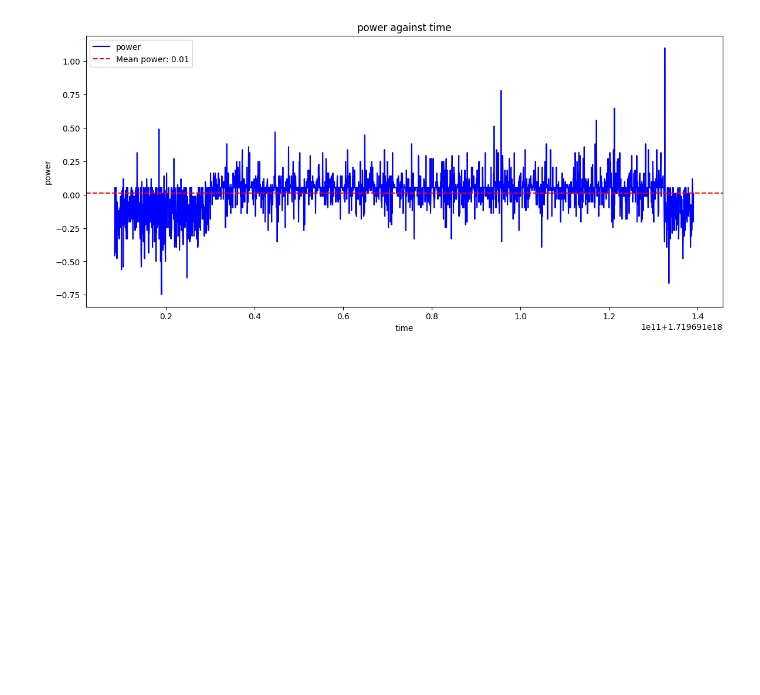
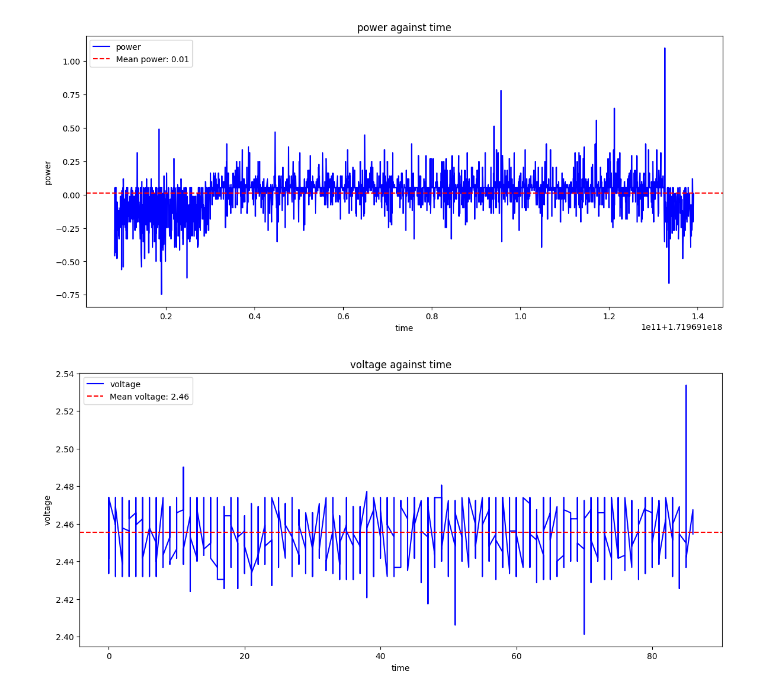
Before and after one commit to ademnea/Powermonitoring, a Jupyter notebook: RaspberryPicoCode/notebook.ipynb, the cells around one changed output. Cells and saved outputs as stored; diff of their text form; code cells hidden in the pictures; blank space fills up the shorter version.

```diff
--- a/RaspberryPicoCode/notebook.ipynb
+++ b/RaspberryPicoCode/notebook.ipynb
@@ -32,6 +35,8 @@ df1 = process_df("C:/Users/mukiibirogers/OneDrive/Documents/Powermonitoring/data
 df2 = process_df("C:/Users/mukiibirogers/OneDrive/Documents/Powermonitoring/data/data02.csv") # running for 9 minutes
 df3 = process_df("C:/Users/mukiibirogers/OneDrive/Documents/Powermonitoring/data/data03.csv") # with the current sesnor connected to nothing at its terminals
 df4 = process_df("C:/Users/mukiibirogers/OneDrive/Documents/Powermonitoring/data/data04.csv") # With Esp32 connested to batteries
+df5 = process_df("C:/Users/mukiibirogers/OneDrive/Documents/Powermonitoring/data/data05.csv") # changing resolution test1
+df6 = process_df("C:/Users/mukiibirogers/OneDrive/Documents/Powermonitoring/data/data06.csv") # changing resolution test2
 
-print(f"df0: {df0.shape}, df1: {df1.shape}, df2: {df2.shape}")
+print(f"df0: {df0.shape}, df1: {df1.shape}, df2: {df2.shape}, df3: {df3.shape}, df4: {df4.shape}, df5: {df5.shape}, df6: {df6.shape}")
 # %% [output]
@@ -139,3 +144,7 @@ plot_variables(df4, 'time', 'current')
 plot_variables(df4, 'time', 'power')
 # %% [output]
 [figure]
+# %%
+plot_variables(df6, 'time', 'voltage')
+# %% [output]
+[figure, added]
```
Also changed, not shown: parts of 11 cells of this notebook, 6 other files.
